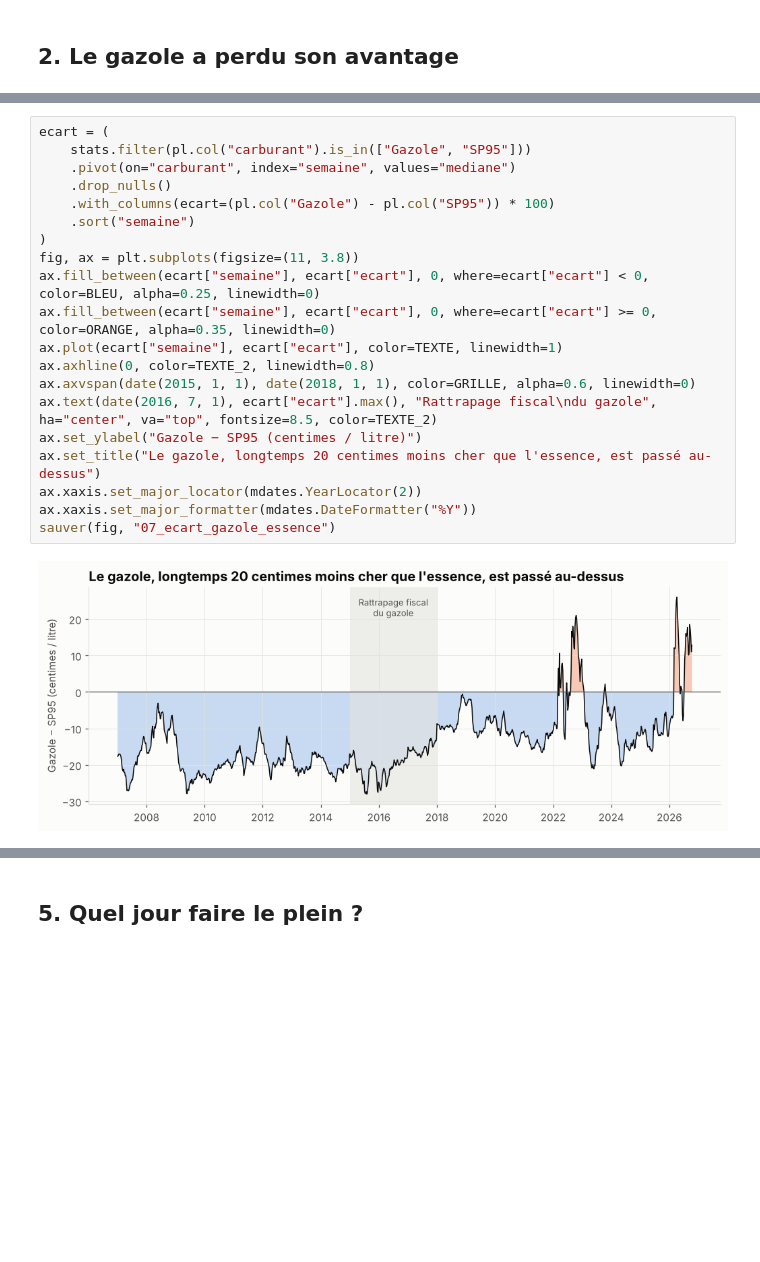
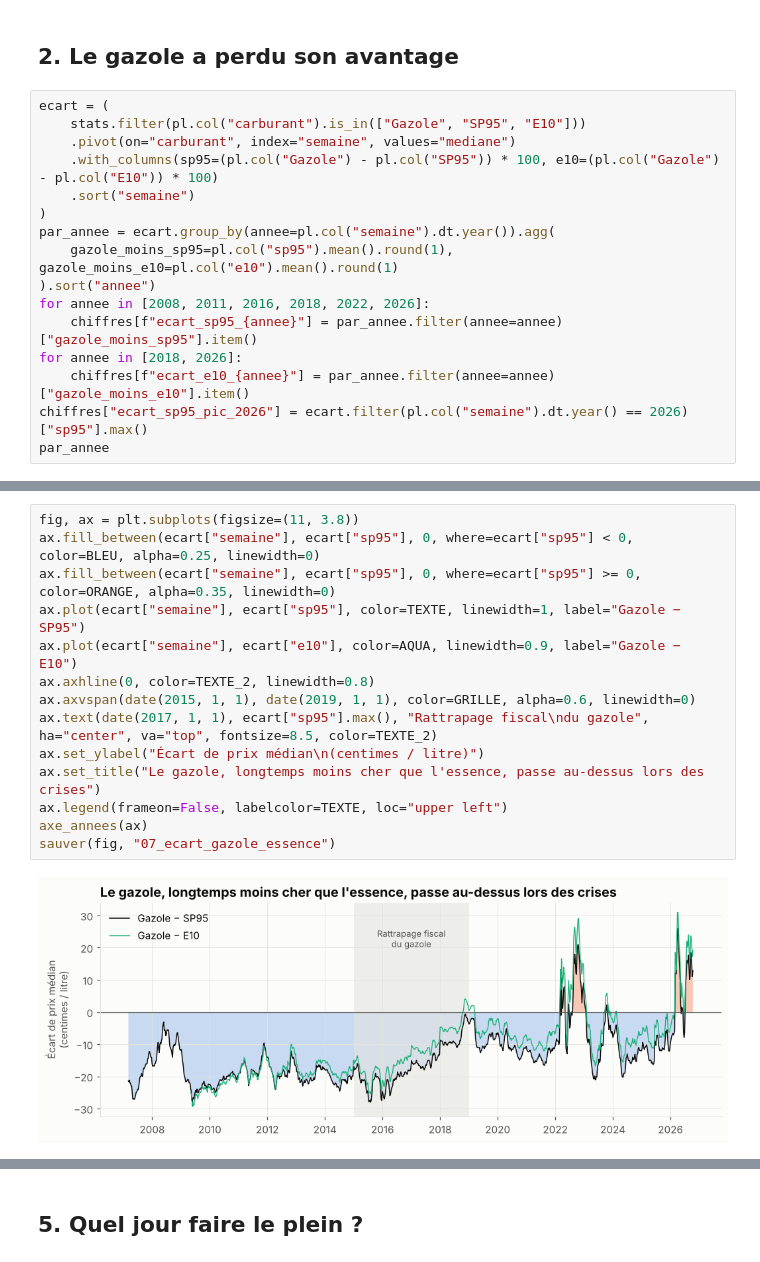
Before and after one commit to nitescuale/prix-carburants-bornes, a Jupyter notebook: notebooks/02_historique.ipynb, the cells around one changed output, grey strips where cells are left out. Drawn from its saved outputs; the diff is of its cells as text; blank space fills up the shorter version.

```diff
--- a/notebooks/02_historique.ipynb
+++ b/notebooks/02_historique.ipynb
@@ -178,2 +212,18 @@ Le gazole est passé d'environ 1,08 € en moyenne en 2007 à 1,86 € en 2022,
 # %% [markdown]
 ## 2. Le gazole a perdu son avantage
+# %%
+ecart = (
+    stats.filter(pl.col("carburant").is_in(["Gazole", "SP95", "E10"]))
+    .pivot(on="carburant", index="semaine", values="mediane")
+    .with_columns(sp95=(pl.col("Gazole") - pl.col("SP95")) * 100, e10=(pl.col("Gazole") - pl.col("E10")) * 100)
+    .sort("semaine")
+)
+par_annee = ecart.group_by(annee=pl.col("semaine").dt.year()).agg(
+    gazole_moins_sp95=pl.col("sp95").mean().round(1), gazole_moins_e10=pl.col("e10").mean().round(1)
+).sort("annee")
+for annee in [2008, 2011, 2016, 2018, 2022, 2026]:
+    chiffres[f"ecart_sp95_{annee}"] = par_annee.filter(annee=annee)["gazole_moins_sp95"].item()
+for annee in [2018, 2026]:
+    chiffres[f"ecart_e10_{annee}"] = par_annee.filter(annee=annee)["gazole_moins_e10"].item()
+chiffres["ecart_sp95_pic_2026"] = ecart.filter(pl.col("semaine").dt.year() == 2026)["sp95"].max()
+par_annee
@@ -180,22 +289,16 @@ Le gazole est passé d'environ 1,08 € en moyenne en 2007 à 1,86 € en 2022,
 # %%
-ecart = (
-    stats.filter(pl.col("carburant").is_in(["Gazole", "SP95"]))
-    .pivot(on="carburant", index="semaine", values="mediane")
-    .drop_nulls()
-    .with_columns(ecart=(pl.col("Gazole") - pl.col("SP95")) * 100)
-    .sort("semaine")
-)
 fig, ax = plt.subplots(figsize=(11, 3.8))
-ax.fill_between(ecart["semaine"], ecart["ecart"], 0, where=ecart["ecart"] < 0, color=BLEU, alpha=0.25, linewidth=0)
-ax.fill_between(ecart["semaine"], ecart["ecart"], 0, where=ecart["ecart"] >= 0, color=ORANGE, alpha=0.35, linewidth=0)
-ax.plot(ecart["semaine"], ecart["ecart"], color=TEXTE, linewidth=1)
+ax.fill_between(ecart["semaine"], ecart["sp95"], 0, where=ecart["sp95"] < 0, color=BLEU, alpha=0.25, linewidth=0)
+ax.fill_between(ecart["semaine"], ecart["sp95"], 0, where=ecart["sp95"] >= 0, color=ORANGE, alpha=0.35, linewidth=0)
+ax.plot(ecart["semaine"], ecart["sp95"], color=TEXTE, linewidth=1, label="Gazole − SP95")
+ax.plot(ecart["semaine"], ecart["e10"], color=AQUA, linewidth=0.9, label="Gazole − E10")
 ax.axhline(0, color=TEXTE_2, linewidth=0.8)
-ax.axvspan(date(2015, 1, 1), date(2018, 1, 1), color=GRILLE, alpha=0.6, linewidth=0)
-ax.text(date(2016, 7, 1), ecart["ecart"].max(), "Rattrapage fiscal\ndu gazole", ha="center", va="top", fontsize=8.5, color=TEXTE_2)
-ax.set_ylabel("Gazole − SP95 (centimes / litre)")
-ax.set_title("Le gazole, longtemps 20 centimes moins cher que l'essence, est passé au-dessus")
-ax.xaxis.set_major_locator(mdates.YearLocator(2))
-ax.xaxis.set_major_formatter(mdates.DateFormatter("%Y"))
+ax.axvspan(date(2015, 1, 1), date(2019, 1, 1), color=GRILLE, alpha=0.6, linewidth=0)
+ax.text(date(2017, 1, 1), ecart["sp95"].max(), "Rattrapage fiscal\ndu gazole", ha="center", va="top", fontsize=8.5, color=TEXTE_2)
+ax.set_ylabel("Écart de prix médian\n(centimes / litre)")
+ax.set_title("Le gazole, longtemps moins cher que l'essence, passe au-dessus lors des crises")
+ax.legend(frameon=False, labelcolor=TEXTE, loc="upper left")
+axe_annees(ax)
 sauver(fig, "07_ecart_gazole_essence")
 # %% [output]
-[figure, old version]
+[figure, new version]
```
Also changed, not shown: parts of 41 cells of this notebook, 9 other files.
